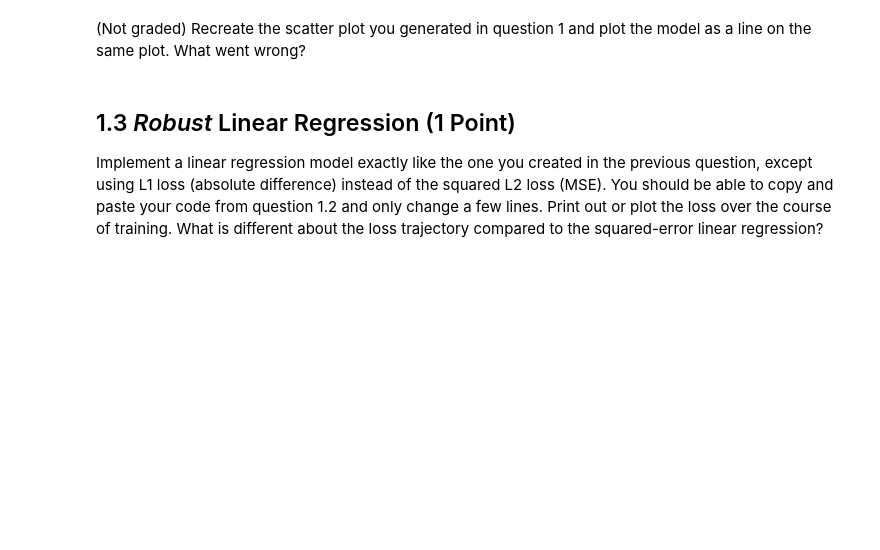
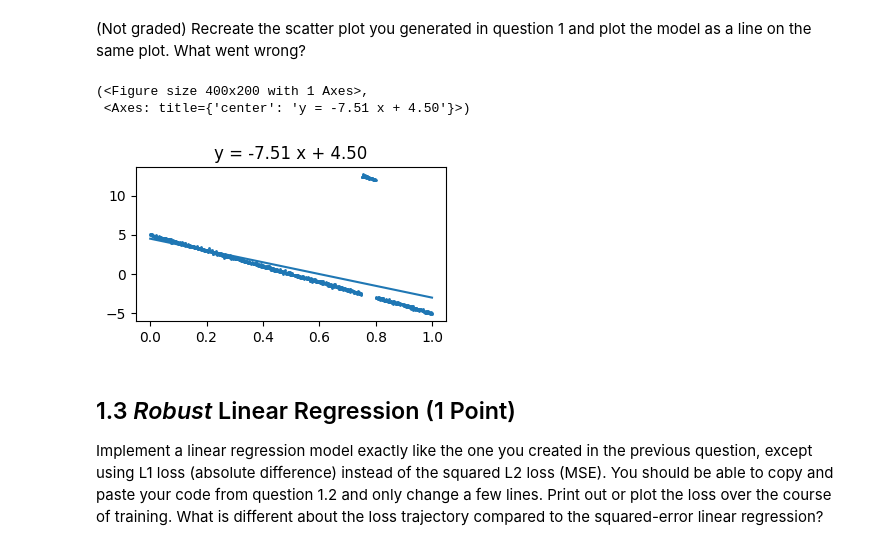
Before and after one commit to WithComment/assignments, a Jupyter notebook: Fall25_HW1_Regression.ipynb, the cells around one changed output. Cells and saved outputs as stored; diff of their text form; code cells hidden in the pictures; blank space fills up the shorter version.

```diff
--- a/Fall25_HW1_Regression.ipynb
+++ b/Fall25_HW1_Regression.ipynb
@@ -67,6 +67,7 @@ def visualize_data(x, y):
     ##########################################
     ## TODO: Create a scatter plot of the data
     ## Your Code, 0.5 points
+    ax.scatter(x, y, s=2)
 
     ##########################################
     return fig, ax
@@ -108,7 +111,7 @@ def model(weight: float, bias: float, inputs: np.array) -> np.array:
     ## TODO: Implement linear model: y = weight * x + bias (Eq. 1)
     ## 0.5 pts
     ## Your Code
-    res = ...
+    res = weight * inputs + bias
     ##########################################
     return res
 
@@ -117,7 +120,7 @@ def loss(weight: float, bias: float, inputs: np.array, targets: np.array) -> flo
     ## TODO: Implement mean squared error loss (Eq. MSE)
     ## 0.5 pts
     ## Your Code
-    res = ...
+    res = 1 / 2 * np.mean((targets - model(weight,  bias, inputs)) ** 2)
     ##########################################
     return res
 
@@ -127,7 +130,7 @@ def dloss_dmodel(weight: float, bias: float, inputs: np.array, targets: np.array
     ## with respect to the model output (Eq. 5)
     ## 0.5 pts
     ## Your Code
-    res = ...
+    res = model(weight, bias, inputs) - targets
     ##########################################
     return res
 
@@ -138,7 +141,7 @@ def weight_update(weight: float, bias: float, inputs: np.array, targets: np.arra
     # weight - learning_rate*weight_update(weight, bias, inputs, targets)
     ## 0.5 pts
     ## Your Code
-    res = ...
+    res = inputs @ dloss_dmodel(weight, bias, inputs, targets)
     ##########################################
     return res
 
@@ -149,7 +152,7 @@ def bias_update(weight: float, bias: float, inputs: np.array, targets: np.array)
     # new_bias = bias - learning_rate*bias_update(weight, bias, inputs, targets)
     ## 0.5 pts
     ## Your Code
-    res = ...
+    res = np.sum(dloss_dmodel(weight, bias, inputs, targets))
     ##########################################
     return res
 
@@ -186,22 +194,29 @@ plt.ylabel("Loss")
 # %%
 def plot_model_prediction(x, y):
   fig, ax = plt.subplots(figsize=(4, 2))
   ##########################################
   ## TODO: Create a scatter plot of the data
   # (0 points)
   ## Your Code
-
+  ax.scatter(x, y, s=1)
   ## TODO: Create a scatter plot of the predicted values
   # (0 points)
   ## Your Code
+  y_hat = model(new_weight, new_bias, x)
+
+  ax.plot(x, y_hat)
 
   ##########################################
 
   ax.set_title(f"y = {new_weight:.2f} x + {new_bias:.2f}")
 
   return fig, ax
 
 plot_model_prediction(inputs,targets)
+# %% [output]
+(<Figure size 400x200 with 1 Axes>,
+ <Axes: title={'center': 'y = -7.51 x + 4.50'}>)
+[figure, added]
 # %% [markdown]
 ## 1.3 *Robust* Linear Regression (1 Point)
 Implement a linear regression model exactly like the one you created in the previous question, except using L1 loss (absolute difference) instead of the squared L2 loss (MSE). You should be able to copy and paste your code from question 1.2 and only change a few lines. Print out or plot the loss over the course of training. What is different about the loss trajectory compared to the squared-error linear regression?
```
Also changed, not shown: parts of 9 cells of this notebook.
